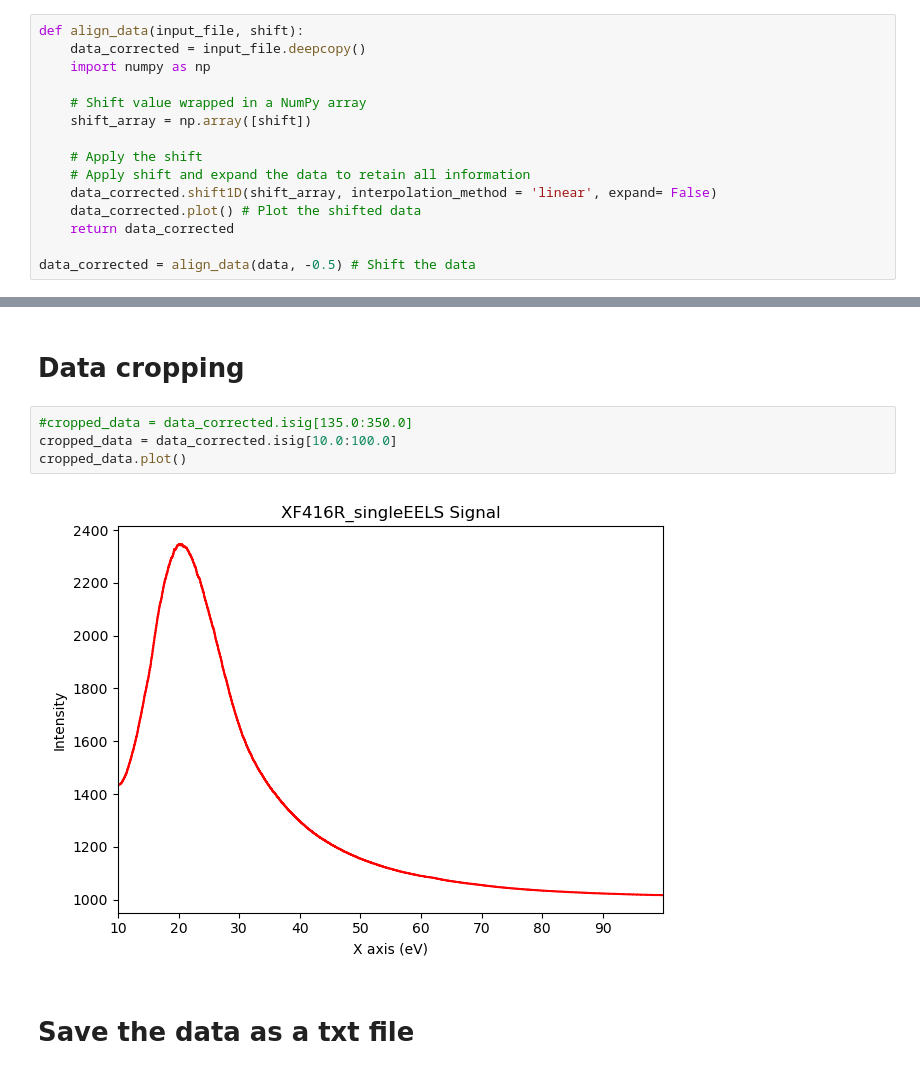
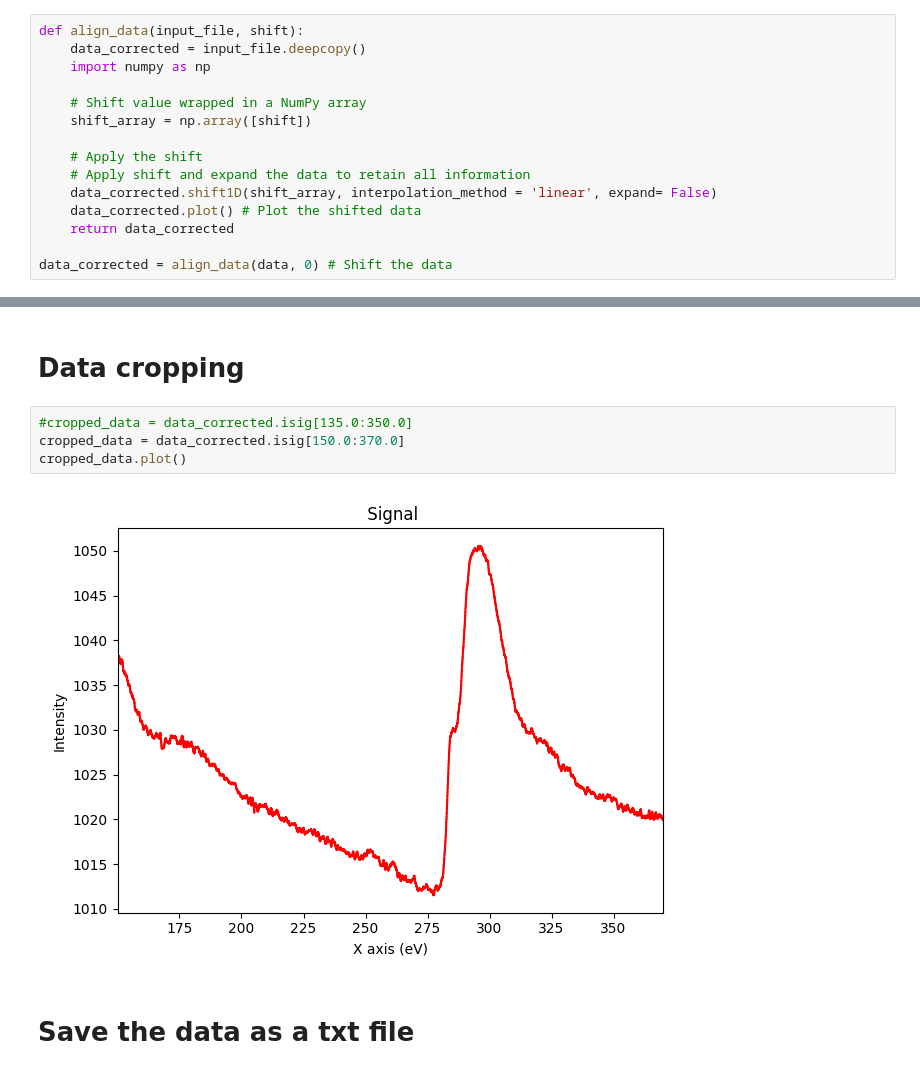
Before and after one commit to PronoyDutta/SAXS_WAXS, a Jupyter notebook: TEM_analysis files/EELS.ipynb, the cells around one changed output, grey strips where cells are left out. Saved outputs shown, nothing was run; the diff lists cells and outputs as text.

```diff
--- a/TEM_analysis files/EELS.ipynb
+++ b/TEM_analysis files/EELS.ipynb
@@ -50,5 +55,5 @@ def align_data(input_file, shift):
     data_corrected.plot() # Plot the shifted data
     return data_corrected
 
-data_corrected = align_data(data, -0.5) # Shift the data
+data_corrected = align_data(data, 0) # Shift the data
 # %% [output]
@@ -93,10 +81,10 @@ ValueError: Axis limits cannot be NaN or Inf
 # Data cropping
 # %%
 #cropped_data = data_corrected.isig[135.0:350.0]
-cropped_data = data_corrected.isig[10.0:100.0]
+cropped_data = data_corrected.isig[150.0:370.0]
 cropped_data.plot()
 # %% [output]
-[figure, old version]
+[figure, new version]
 # %% [markdown]
 # Save the data as a txt file
 # %%
```
Also changed, not shown: parts of 11 cells of this notebook, 26 other files.
